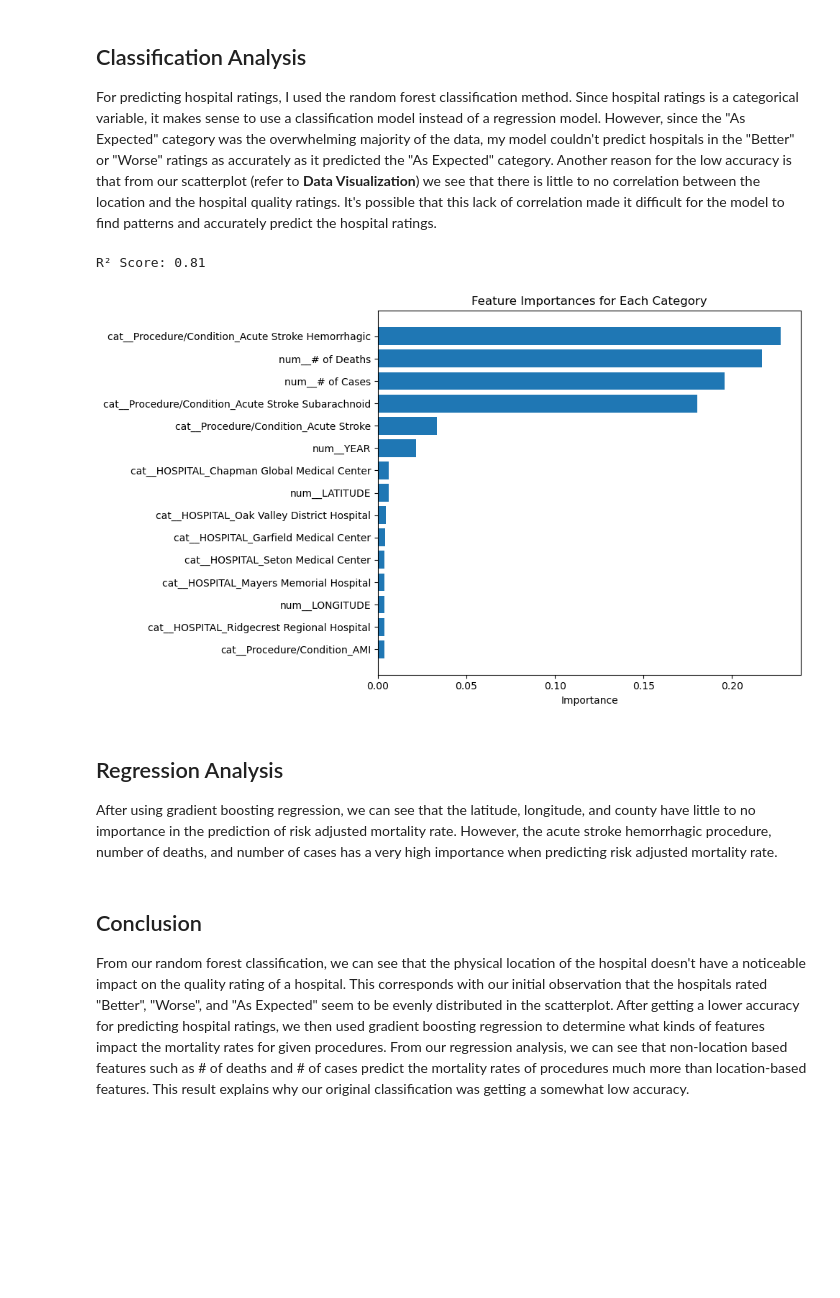
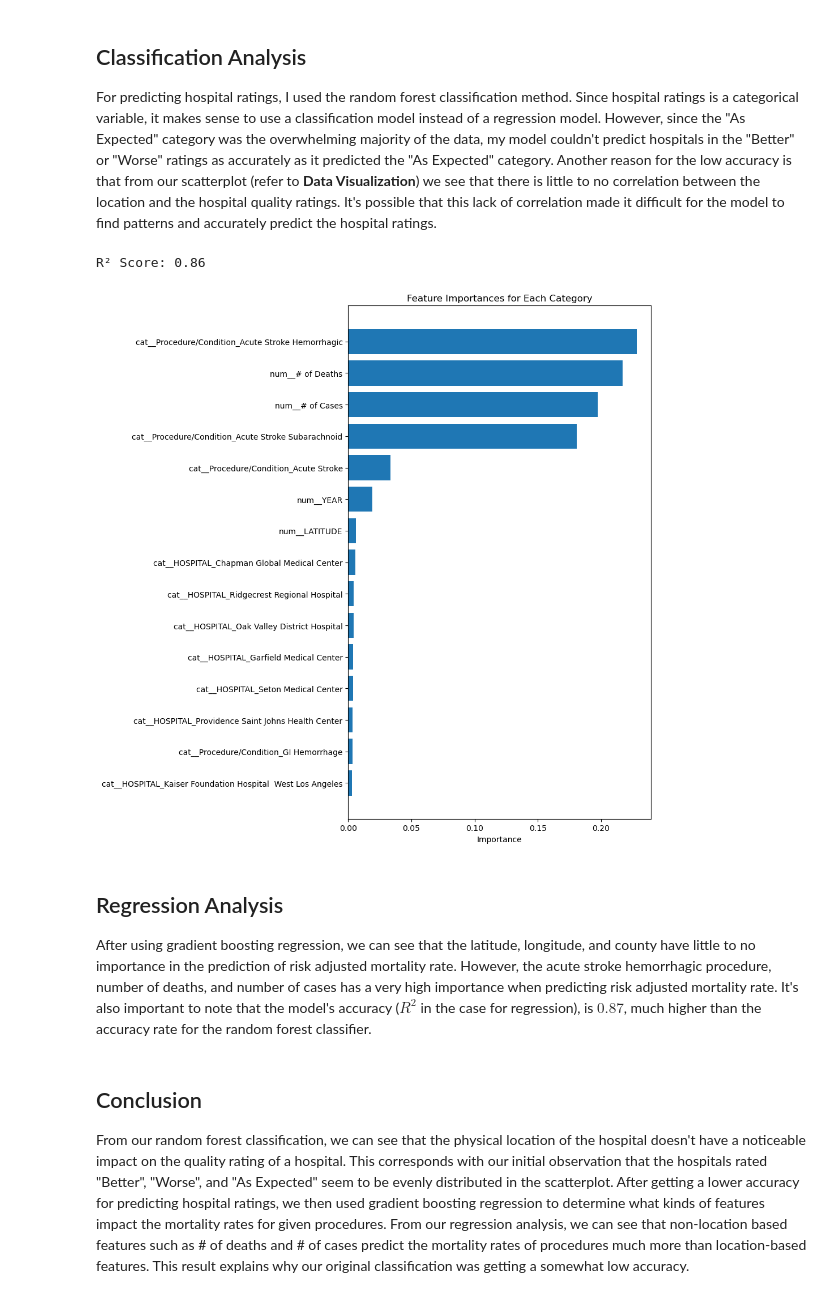
Before and after one commit to sabba8986/CMSC320FinalProject, a Jupyter notebook: CMSC320_Final_1.ipynb, the cells around one changed output. Cells and saved outputs as stored; diff of their text form; code cells hidden in the pictures; blank space fills up the shorter version.

```diff
--- a/CMSC320_Final_1.ipynb
+++ b/CMSC320_Final_1.ipynb
@@ -183,67 +170,64 @@ Confusion Matrix:
 ## Classification Analysis
 For predicting hospital ratings, I used the random forest classification method. Since hospital ratings is a categorical variable, it makes sense to use a classification model instead of a regression model. However, since the "As Expected" category was the overwhelming majority of the data, my model couldn't predict hospitals in the "Better" or "Worse" ratings as accurately as it predicted the "As Expected" category. Another reason for the low accuracy is that from our scatterplot (refer to <b>Data Visualization</b>) we see that there is little to no correlation between the location and the hospital quality ratings. It's possible that this lack of correlation made it difficult for the model to find patterns and accurately predict the hospital ratings.
 # %%
+# Remove NA
 df.columns = df.columns.str.strip()
-df = df.dropna(subset=[
-    "YEAR", "# of Deaths", "# of Cases", "Procedure/Condition",
-    "HOSPITAL", "COUNTY", "LATITUDE", "LONGITUDE", "Risk Adjusted Mortality Rate"
-])
+df = df.dropna(subset=["YEAR", "# of Deaths", "# of Cases", "Procedure/Condition",
+    "HOSPITAL", "COUNTY", "LATITUDE", "LONGITUDE", "Risk Adjusted Mortality Rate"])
 
-# Define features and target
-features = [
-    "YEAR", "# of Deaths", "# of Cases", "Procedure/Condition",
-    "HOSPITAL", "COUNTY", "LATITUDE", "LONGITUDE"
-]
+# Features and targets
+features = ["YEAR", "# of Deaths", "# of Cases", "Procedure/Condition",
+            "HOSPITAL", "COUNTY", "LATITUDE", "LONGITUDE"]
 target = "Risk Adjusted Mortality Rate"
 
 X = df[features]
-y = df[target].astype(float)
+y = df[target]
 
-numeric_features = ["YEAR", "# of Deaths", "# of Cases", "LATITUDE", "LONGITUDE"]
-categorical_features = ["Procedure/Condition", "HOSPITAL", "COUNTY"]
+num_features = ["YEAR", "# of Deaths", "# of Cases", "LATITUDE", "LONGITUDE"]
+cat_features = ["Procedure/Condition", "HOSPITAL", "COUNTY"]
 
 preprocessor = ColumnTransformer([
-    ("num", StandardScaler(), numeric_features),
-    ("cat", OneHotEncoder(handle_unknown="ignore"), categorical_features)
+    ("num", StandardScaler(), num_features),
+    ("cat", OneHotEncoder(handle_unknown="ignore"), cat_features)
 ])
 
 pipeline = Pipeline([
     ("preprocessor", preprocessor),
-    ("regressor", GradientBoostingRegressor(n_estimators=200, max_depth=6, random_state=42))
+    ("regressor", GradientBoostingRegressor(n_estimators=175, max_depth=6))
 ])
 
 X_train, X_test, y_train, y_test = train_test_split(
-    X, y, test_size=0.2, random_state=42
+    X, y, test_size=0.2
 )
 
 pipeline.fit(X_train, y_train)
 y_pred = pipeline.predict(X_test)
 r2 = r2_score(y_test, y_pred)
 
 # Print result of regression
 print(f"R² Score: {r2:.2f}")
 
 preprocessed_X = preprocessor.fit_transform(X)
 feature_names = preprocessor.get_feature_names_out()
 
-gbr = GradientBoostingRegressor(n_estimators=200, max_depth=6, random_state=42)
+gbr = GradientBoostingRegressor(n_estimators=175, max_depth=6)
 gbr.fit(preprocessed_X, y)
 importances = gbr.feature_importances_
 
 indices = np.argsort(importances)[-15:]
-plt.figure(figsize=(10, 6))
+plt.figure(figsize=(10, 10))
 plt.barh(range(len(indices)), importances[indices], align="center")
 plt.yticks(range(len(indices)), [feature_names[i] for i in indices])
 plt.xlabel("Importance")
 plt.title("Feature Importances for Each Category")
 plt.tight_layout()
 plt.show()
 # %% [output]
-R² Score: 0.81
+R² Score: 0.86
-[figure, old version]
+[figure, new version]
 # %% [markdown]
 ## Regression Analysis
-After using gradient boosting regression, we can see that the latitude, longitude, and county have little to no importance in the prediction of risk adjusted mortality rate. However, the acute stroke hemorrhagic procedure, number of deaths, and number of cases has a very high importance when predicting risk adjusted mortality rate.
+After using gradient boosting regression, we can see that the latitude, longitude, and county have little to no importance in the prediction of risk adjusted mortality rate. However, the acute stroke hemorrhagic procedure, number of deaths, and number of cases has a very high importance when predicting risk adjusted mortality rate. It's also important to note that the model's accuracy ($R^2$ in the case for regression), is $0.87$, much higher than the accuracy rate for the random forest classifier.
 # %% [markdown]
 ## Conclusion
 From our random forest classification, we can see that the physical location of the hospital doesn't have a noticeable impact on the quality rating of a hospital. This corresponds with our initial observation that the hospitals rated "Better", "Worse", and "As Expected" seem to be evenly distributed in the scatterplot. After getting a lower accuracy for predicting hospital ratings, we then used gradient boosting regression to determine what kinds of features impact the mortality rates for given procedures. From our regression analysis, we can see that non-location based features such as # of deaths and # of cases predict the mortality rates of procedures much more than location-based features. This result explains why our original classification was getting a somewhat low accuracy.
```
Also changed, not shown: parts of 4 cells of this notebook.
